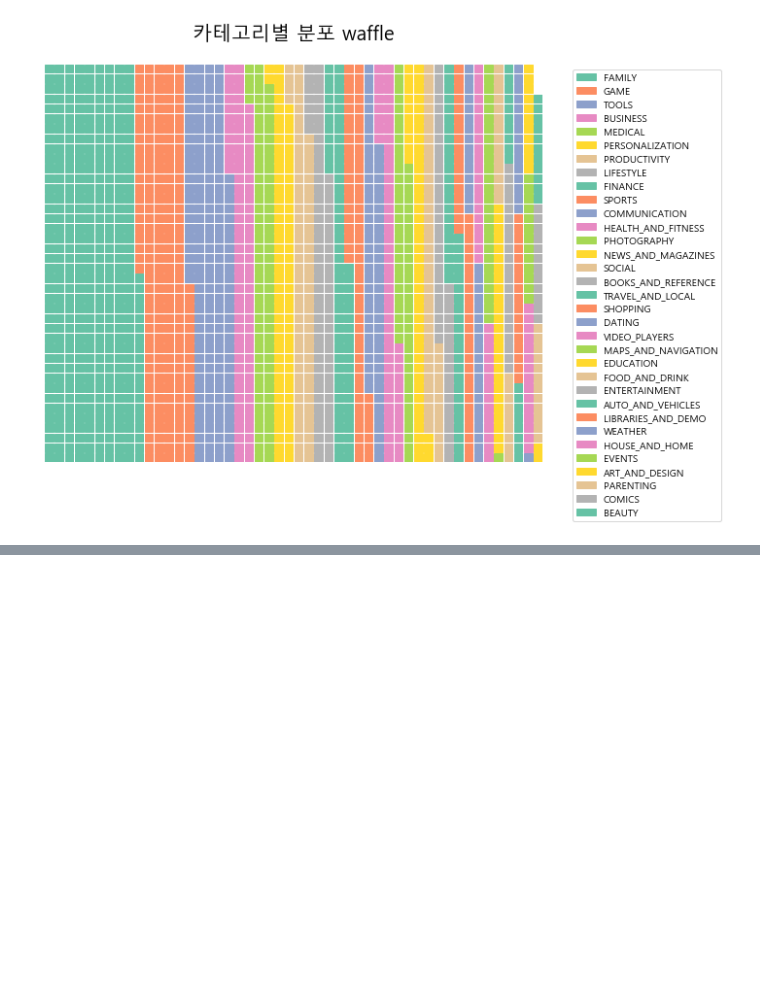
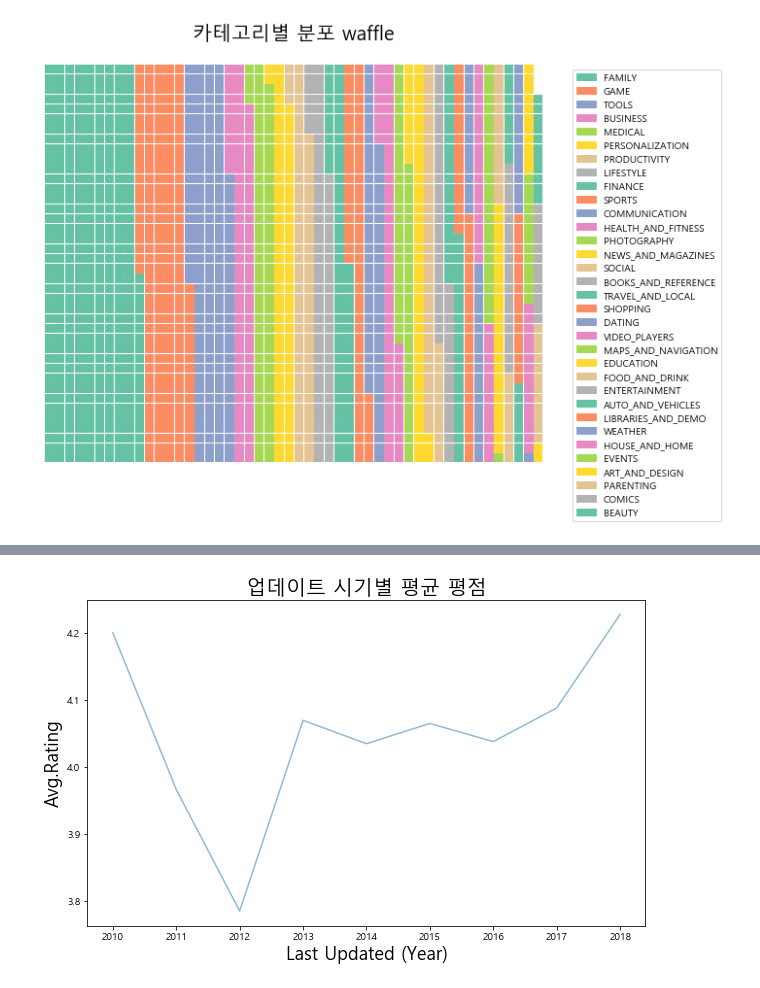
Before and after one commit to gyubok-lee/remind, a Jupyter notebook: visualization2.ipynb, the cells around one changed output, grey strips where cells are left out. Cells and saved outputs as stored; diff of their text form; code cells hidden in the pictures; blank space fills up the shorter version.

```diff
--- a/visualization2.ipynb
+++ b/visualization2.ipynb
@@ -117,0 +151,14 @@ plt.show()
+# %%
+#lineplot
+
+label = list(df.groupby('Last Updated (Year)')['Rating'].mean().values)
+index = df.groupby('Last Updated (Year)')['Rating'].mean().index
+
+plt.figure(figsize=(10,6))
+sns.lineplot(x = index, y = label, alpha = 0.5)
+plt.title('업데이트 시기별 평균 평점', fontsize=20)
+plt.xlabel('Last Updated (Year)', fontsize=18)
+plt.ylabel('Avg.Rating', fontsize=18)
+plt.show()
+# %% [output]
+[figure, added]
```
Also changed, not shown: parts of 19 cells of this notebook.
